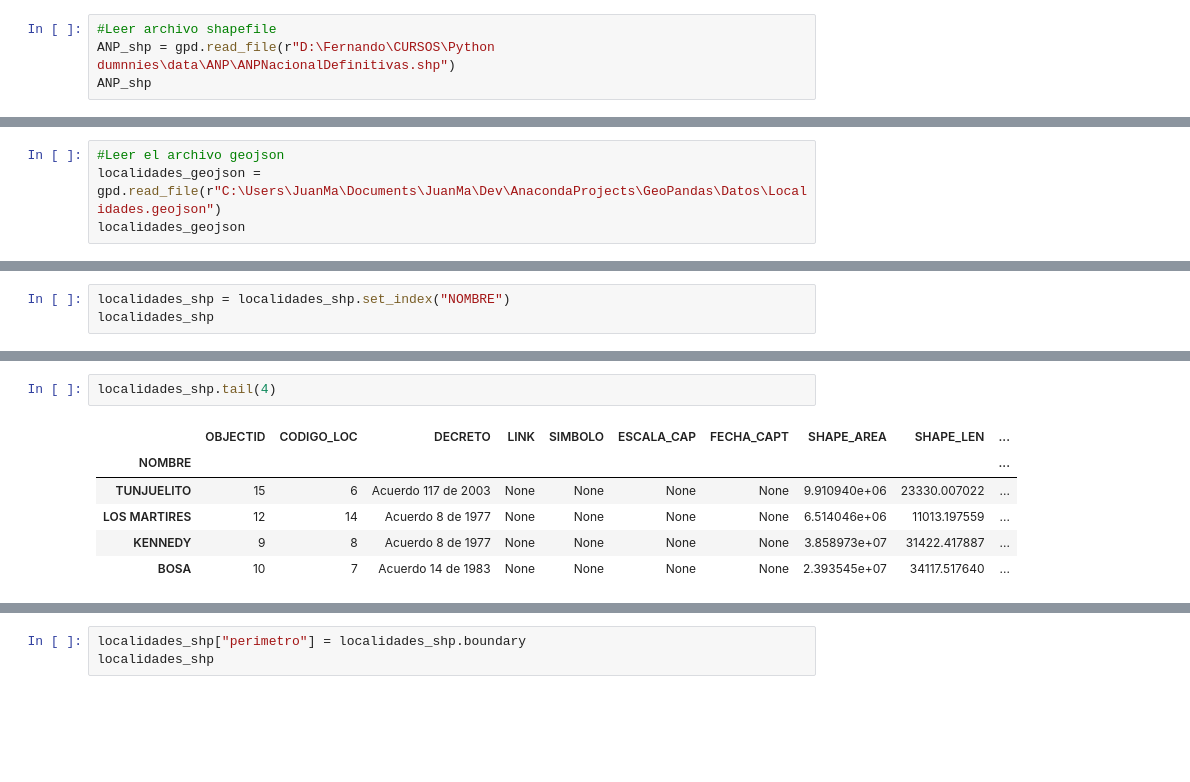
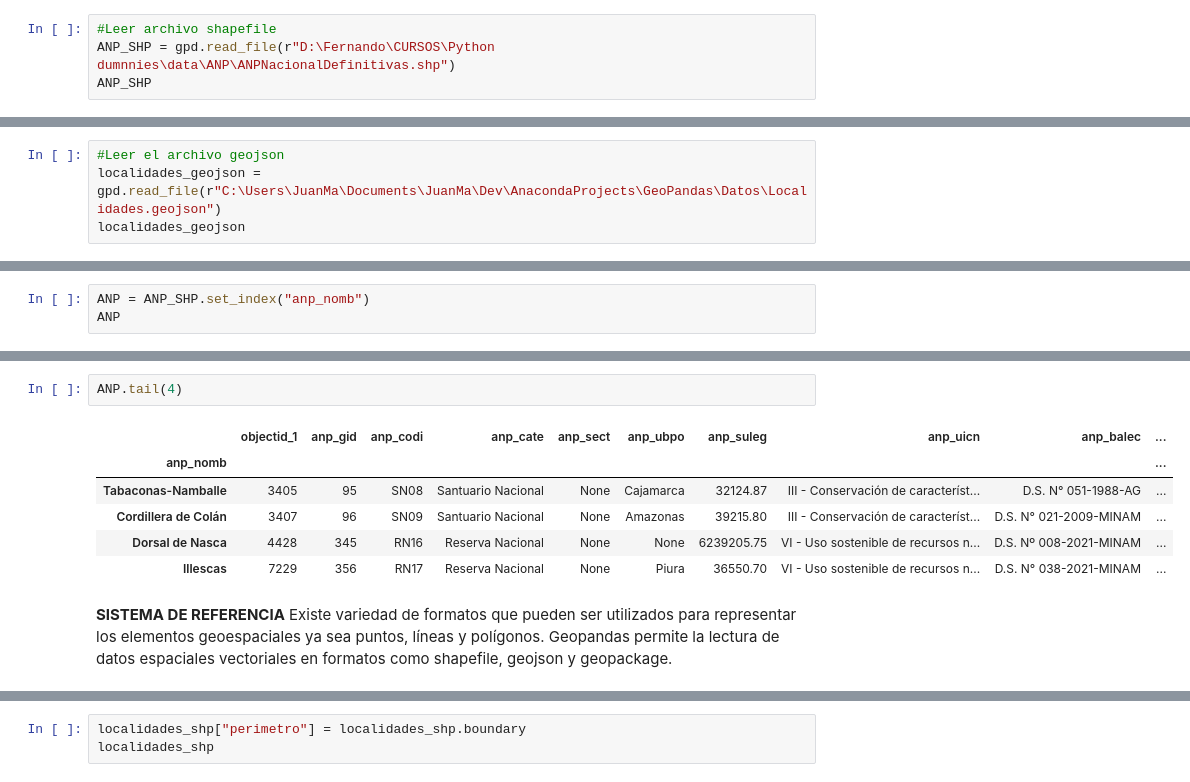
Before and after one commit to mario199745/Python_Geopandas, a Jupyter notebook: 01 - GeoPandas - Introducción, Comandos Básicos y Algunos Ejemplos.ipynb, the cells around one changed output, grey strips where cells are left out. Saved outputs shown, nothing was run; the diff lists cells and outputs as text; blank space fills up the shorter version.

```diff
--- a/01 - GeoPandas - Introducción, Comandos Básicos y Algunos Ejemplos.ipynb
+++ b/01 - GeoPandas - Introducción, Comandos Básicos y Algunos Ejemplos.ipynb
@@ -29,8 +26,8 @@ Existe variedad de formatos que pueden ser utilizados para representar los eleme
 import geopandas as gpd
 # %%
 #Leer archivo shapefile
-ANP_shp = gpd.read_file(r"D:\Fernando\CURSOS\Python dumnnies\data\ANP\ANPNacionalDefinitivas.shp")
-ANP_shp
+ANP_SHP = gpd.read_file(r"D:\Fernando\CURSOS\Python dumnnies\data\ANP\ANPNacionalDefinitivas.shp")
+ANP_SHP
 # %% [output]
 |  | objectid_1 | anp_gid | anp_codi | anp_cate | anp_nomb | anp_sect | anp_ubpo | anp_suleg | anp_uicn | anp_balec | ... |
 | 0 | 3286 | 1 | BP01 | Bosque de Protección | Aledaño a la Bocatoma del Canal N... | None | Lima | 18.11 | VI - Uso sostenible de recursos n... | R.S. N° 0007-1980-AA/DGFF | ... |
@@ -104,3 +72,3 @@ Asunto: Asesoría académica
 # %%
-localidades_shp = localidades_shp.set_index("NOMBRE")
-localidades_shp
+ANP = ANP_SHP.set_index("anp_nomb")
+ANP
@@ -115,9 +98,12 @@ localidades_shp.head(3)
 # %%
-localidades_shp.tail(4)
+ANP.tail(4)
 # %% [output]
-|  | OBJECTID | CODIGO_LOC | DECRETO | LINK | SIMBOLO | ESCALA_CAP | FECHA_CAPT | SHAPE_AREA | SHAPE_LEN | ... |
-| NOMBRE |  |  |  |  |  |  |  |  |  | ... |
-| TUNJUELITO | 15 | 6 | Acuerdo 117 de 2003 | None | None | None | None | 9.910940e+06 | 23330.007022 | ... |
-| LOS MARTIRES | 12 | 14 | Acuerdo 8 de 1977 | None | None | None | None | 6.514046e+06 | 11013.197559 | ... |
-| KENNEDY | 9 | 8 | Acuerdo 8 de 1977 | None | None | None | None | 3.858973e+07 | 31422.417887 | ... |
-| BOSA | 10 | 7 | Acuerdo 14 de 1983 | None | None | None | None | 2.393545e+07 | 34117.517640 | ... |
+|  | objectid_1 | anp_gid | anp_codi | anp_cate | anp_sect | anp_ubpo | anp_suleg | anp_uicn | anp_balec | ... |
+| anp_nomb |  |  |  |  |  |  |  |  |  | ... |
+| Tabaconas-Namballe | 3405 | 95 | SN08 | Santuario Nacional | None | Cajamarca | 32124.87 | III - Conservación de característ... | D.S. N° 051-1988-AG | ... |
+| Cordillera de Colán | 3407 | 96 | SN09 | Santuario Nacional | None | Amazonas | 39215.80 | III - Conservación de característ... | D.S. N° 021-2009-MINAM | ... |
+| Dorsal de Nasca | 4428 | 345 | RN16 | Reserva Nacional | None | None | 6239205.75 | VI - Uso sostenible de recursos n... | D.S. Nº 008-2021-MINAM | ... |
+| Illescas | 7229 | 356 | RN17 | Reserva Nacional | None | Piura | 36550.70 | VI - Uso sostenible de recursos n... | D.S. N° 038-2021-MINAM | ... |
+# %% [markdown]
+**SISTEMA DE REFERENCIA**
+Existe variedad de formatos que pueden ser utilizados para representar los elementos geoespaciales ya sea puntos, líneas y polígonos. Geopandas permite la lectura de datos espaciales vectoriales en formatos como shapefile, geojson y geopackage.
```
Also changed, not shown: parts of 12 cells of this notebook.
